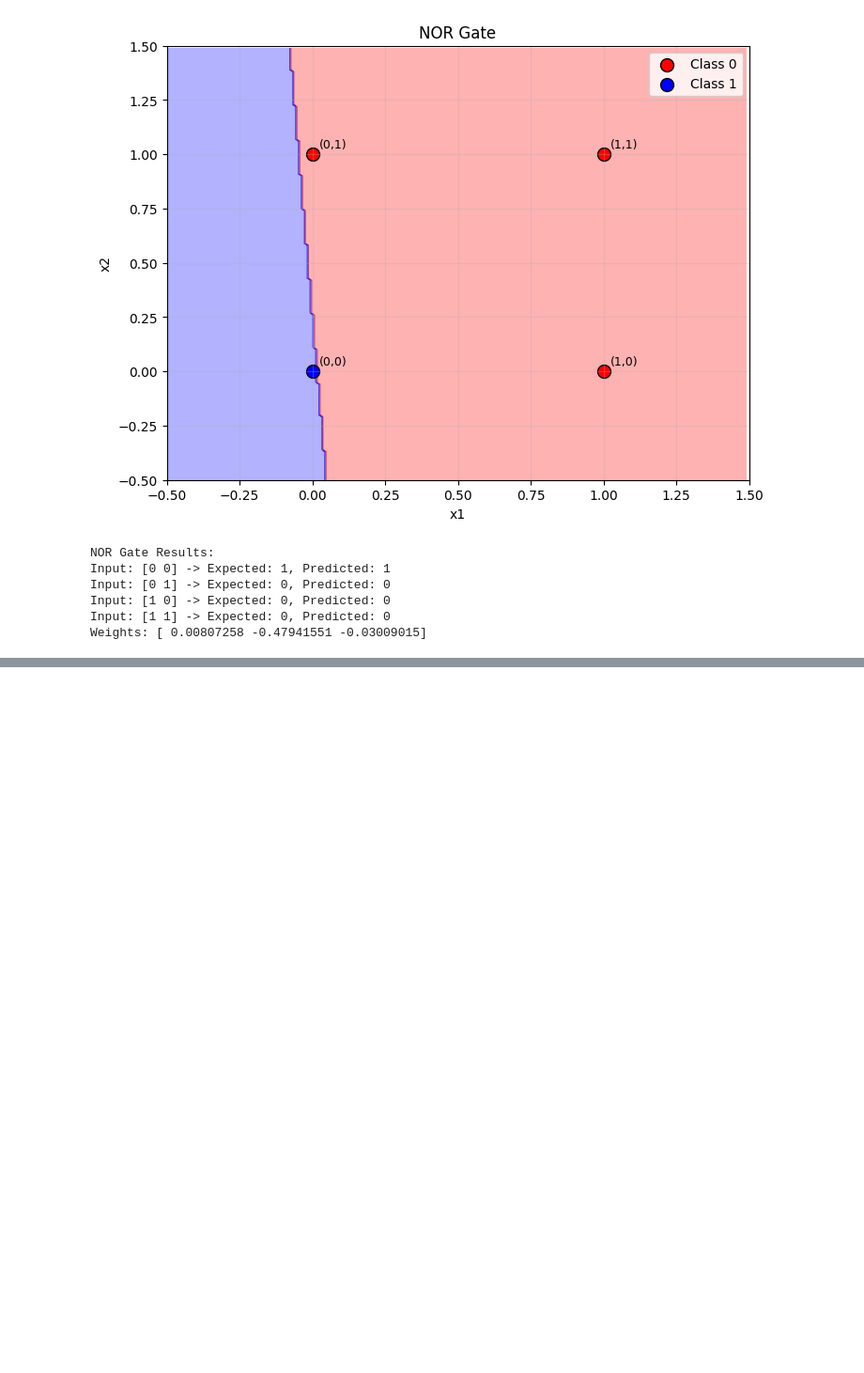
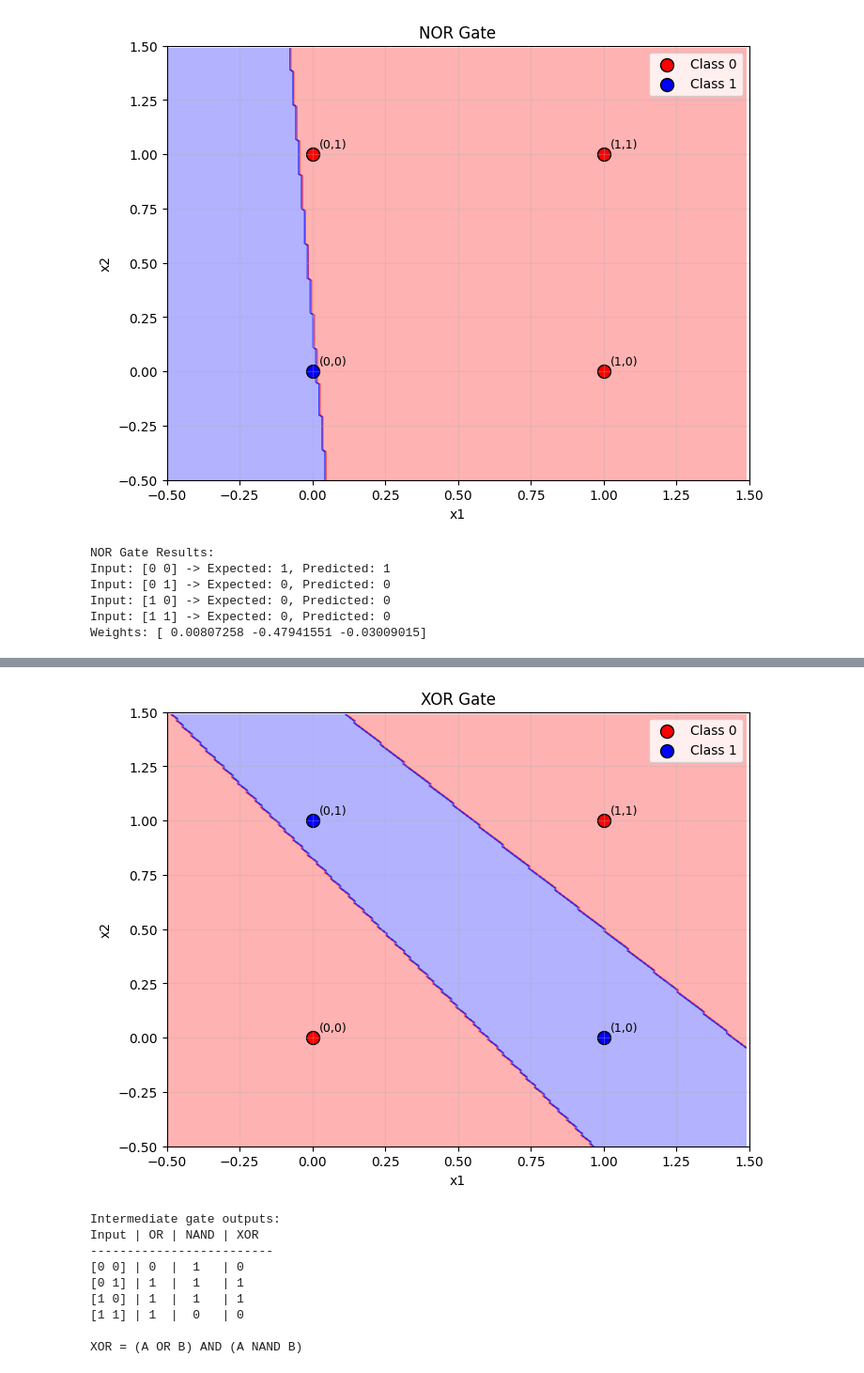
Before and after one commit to ali-shiekh16/DLP-assignments, a Jupyter notebook: assignment_01/assignment_01.ipynb, the cells around one changed output, grey strips where cells are left out. Shown at 94% size. Cells and saved outputs as stored; diff of their text form; code cells hidden in the pictures; blank space fills up the shorter version.

Commit message:
Implement XOR logical gate by combining single layer perceptrons

```diff
--- a/assignment_01/assignment_01.ipynb
+++ b/assignment_01/assignment_01.ipynb
@@ -207,0 +259,15 @@ Weights: [ 0.00807258 -0.47941551 -0.03009015]
+# %%
+# Train XOR gate
+print("Training XOR Gate...")
+xor_model = XORPerceptron()
+xor_model.fit(X, y_xor)
+
+# Test the XOR model
+predictions = xor_model.predict(X)
+print("XOR Gate Results:")
+for i in range(len(X)):
+    print(f"Input: {X[i]} -> Expected: {y_xor[i]}, Predicted: {predictions[i]}")
+
+# Check accuracy
+accuracy = np.mean(predictions == y_xor) * 100
+print(f"XOR Accuracy: {accuracy:.1f}%")
@@ -207,0 +286,26 @@ Weights: [ 0.00807258 -0.47941551 -0.03009015]
+# %%
+# Plot XOR decision boundary (similar to other gates)
+plot_boundary(X, y_xor, xor_model, "XOR")
+
+# Show the intermediate outputs
+print("\nIntermediate gate outputs:")
+or_out = xor_model.or_gate.predict(X)
+nand_out = xor_model.nand_gate.predict(X)
+
+print("Input | OR | NAND | XOR")
+print("-" * 25)
+for i in range(len(X)):
+    print(f"{X[i]} | {or_out[i]}  |  {nand_out[i]}   | {predictions[i]}")
+
+print(f"\nXOR = (A OR B) AND (A NAND B)")
+# %% [output]
+[figure, added]
+Intermediate gate outputs:
+Input | OR | NAND | XOR
+-------------------------
+[0 0] | 0  |  1   | 0
+[0 1] | 1  |  1   | 1
+[1 0] | 1  |  1   | 1
+[1 1] | 1  |  0   | 0
+
+XOR = (A OR B) AND (A NAND B)
```
Also changed, not shown: parts of 4 cells of this notebook, 1 other file.
